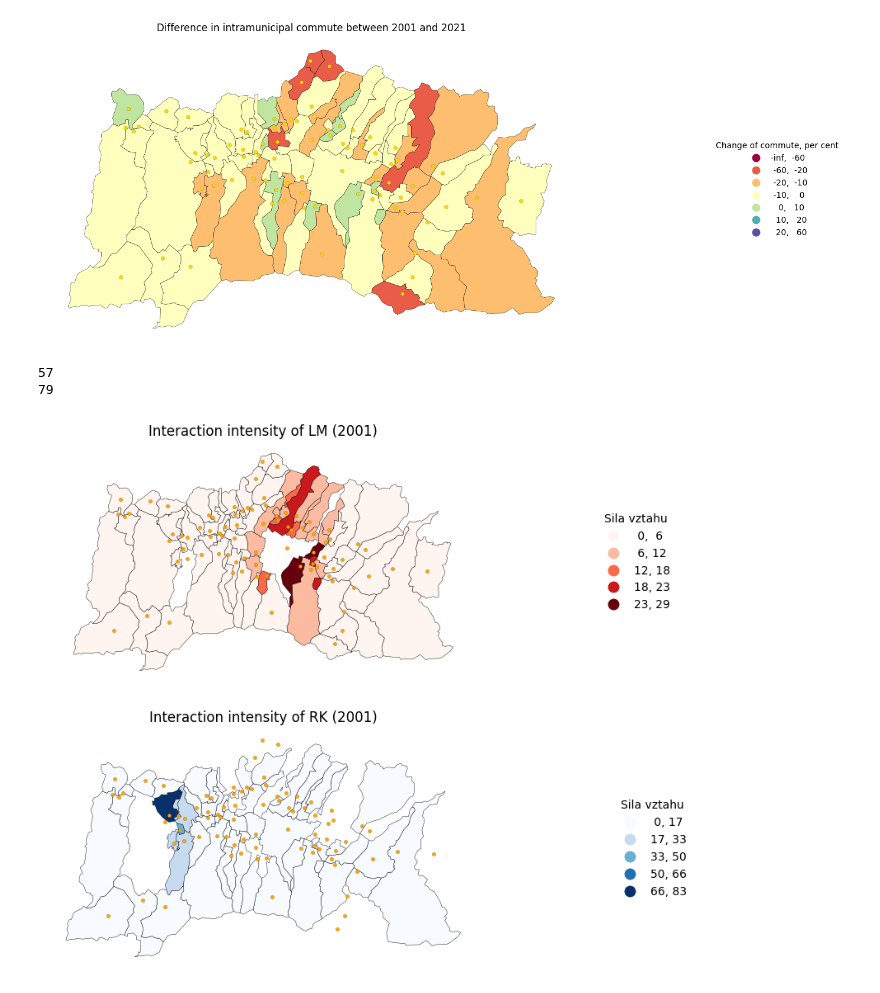
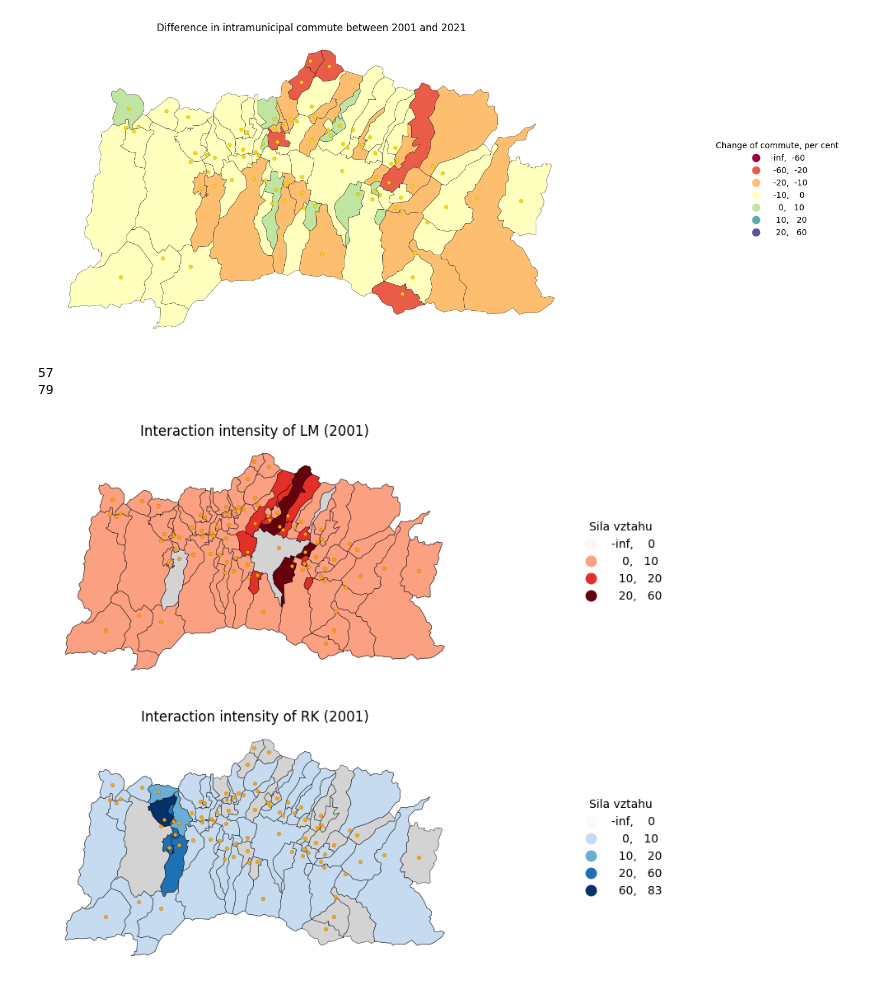
Before and after one commit to dbelohonov/maps_liptov, a Jupyter notebook: notebooks/comparison.ipynb, the cells around one changed output. Cells and saved outputs as stored; diff of their text form; code cells hidden in the pictures.

```diff
--- a/notebooks/comparison.ipynb
+++ b/notebooks/comparison.ipynb
@@ -32,8 +32,9 @@ commute01["pocet01"] = commute01["pocet01"].astype(int)
 lipt_colors["obec_id"] = lipt_colors["obec_id"].astype(str)
 map2["IDN4"] = map2["IDN4"].astype(str)
 obce["kod"] = obce["kod"].astype(str)
+obce["symbol"] = obce["kod"].apply(lambda code: "o" if (code != "510262") | (code != "510998") else "*")
 unique_obce = map2["IDN4"].apply(str).tolist()
-
+print(obce.head())
 commute11 = commute11[commute11["Periodicita dochadzky"] == 1]
 commute11 = commute11[commute11["obecA"].isin(unique_obce) & commute11["obecB"].isin(unique_obce)]
 commute01 = commute01[commute01["Periodicita dochadzky"] == 1]
@@ -432,10 +455,18 @@ dist_rk_01 = (
 ).replace(np.inf, 0, inplace = False)
 print(dist_rk_01.shape[0])
 print(dist_lm_01.shape[0])
+
+distance_bins = [0, 10, 20, 60]
 plt.figure(figsize = (11.69, 8.27))
 # ------------------------------ Gravity force of LM ------------------------------
 plt.subplot(2, 1, 1)
-dist_lm_01["interval"] = pd.cut(dist_lm_01["strength"], bins = 5, labels = False)
+dist_lm_01["interval"] = pd.cut(dist_lm_01["strength"], bins = distance_bins, include_lowest = False, labels = False)
+map2.plot(
+    ax = plt.gca(),
+    color = "lightgray",
+    edgecolor = "black",
+    linewidth = 0.3
+)
 dist_lm_01.plot(
     ax = plt.gca(),
     column = "strength",
@@ -443,8 +474,8 @@ dist_lm_01.plot(
     legend = True,
     edgecolor = "black",
     linewidth = 0.3,
-    scheme = "equalinterval",
-    k = 5,
+    scheme = "user_defined",
+    classification_kwds = {"bins": distance_bins},
     legend_kwds = {
         "title": "Sila vztahu",
         "loc": "right",
@@ -465,37 +496,43 @@ plt.axis(False)
 
 # ------------------------------ Gravity force of RK ------------------------------
 plt.subplot(2, 1, 2)
-dist_rk_01["interval"] = pd.cut(dist_rk_01["strength"], bins = 5, labels = False)
+dist_rk_01["interval"] = pd.cut(dist_rk_01["strength"], bins = distance_bins, include_lowest = False, labels = False)
+map2.plot(
+    ax = plt.gca(),
+    color = "lightgray",
+    edgecolor = "black",
+    linewidth = 0.3
+)
 dist_rk_01.plot(
     ax = plt.gca(),
     column = "strength",
     cmap = "Blues",
     legend = True,
     edgecolor = "black",
     linewidth = 0.3,
-    scheme = "equalinterval",
-    k = 5,
+    scheme = "user_defined",
+    classification_kwds = {"bins": distance_bins},
     legend_kwds = {
         "title": "Sila vztahu",
         "loc": "right",
         "fmt": "{:.0f}",
         "frameon": False,
         "bbox_to_anchor": (1.5, 0.5)
     }
 )
 obce_gdf.plot(
     ax = plt.gca(),
     color = "orange",
     markersize = 10.0,
     edgecolor = "black",
     linewidth = 0.1
 )
 plt.title("Interaction intensity of RK (2001)")
 plt.axis(False)
-plt.savefig("../result_maps/gravity/LM_RK_gravity_2001.pdf", format = "pdf", dpi = 300, bbox_inches = "tight")
+# plt.savefig("../result_maps/gravity/LM_RK_gravity_2001.pdf", format = "pdf", dpi = 300, bbox_inches = "tight")
 plt.show()
 # %% [output]
 57
 79
-[figure, old version]
+[figure, new version]
 # %%
```
Also changed, not shown: parts of 9 cells of this notebook, 7 other files.
